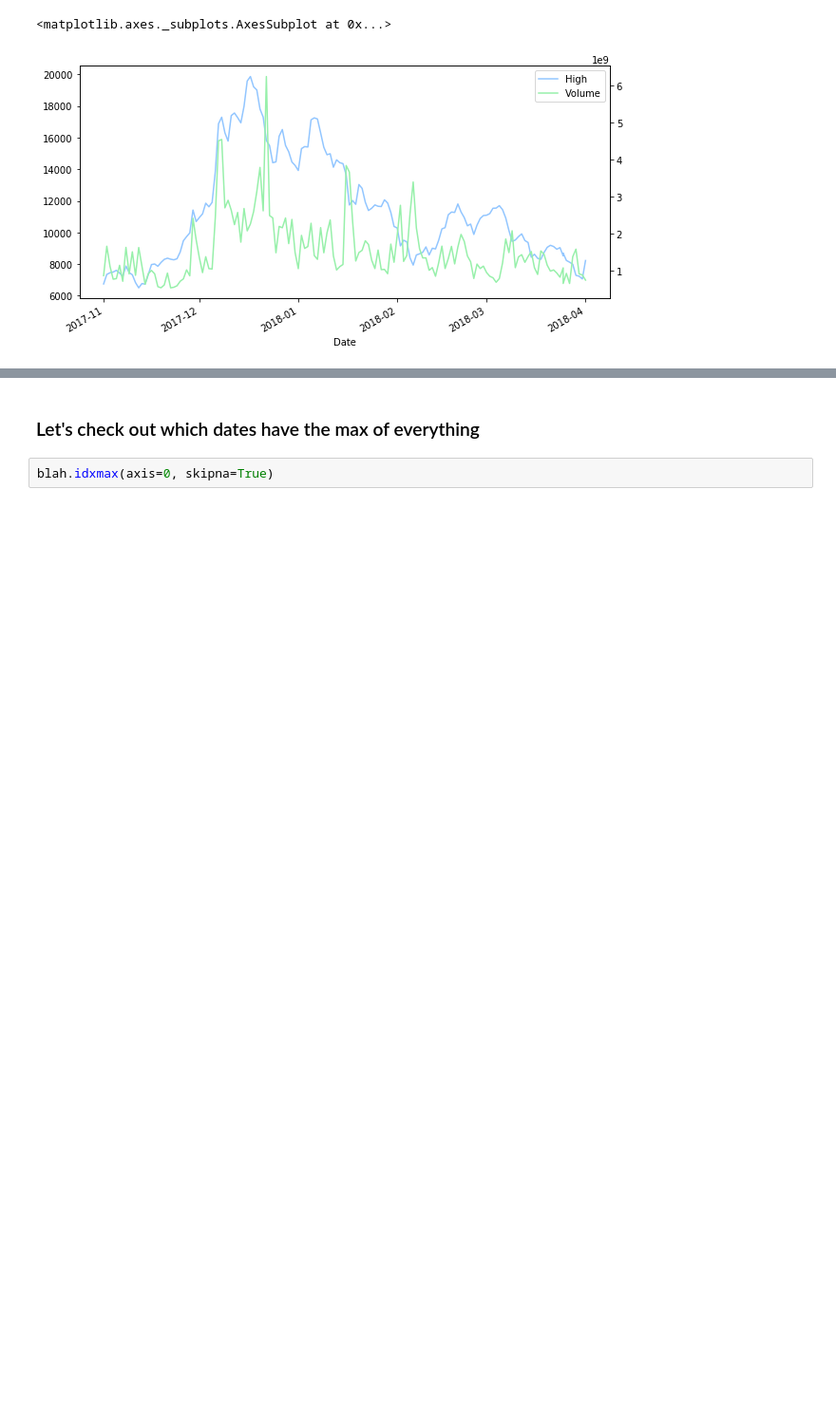
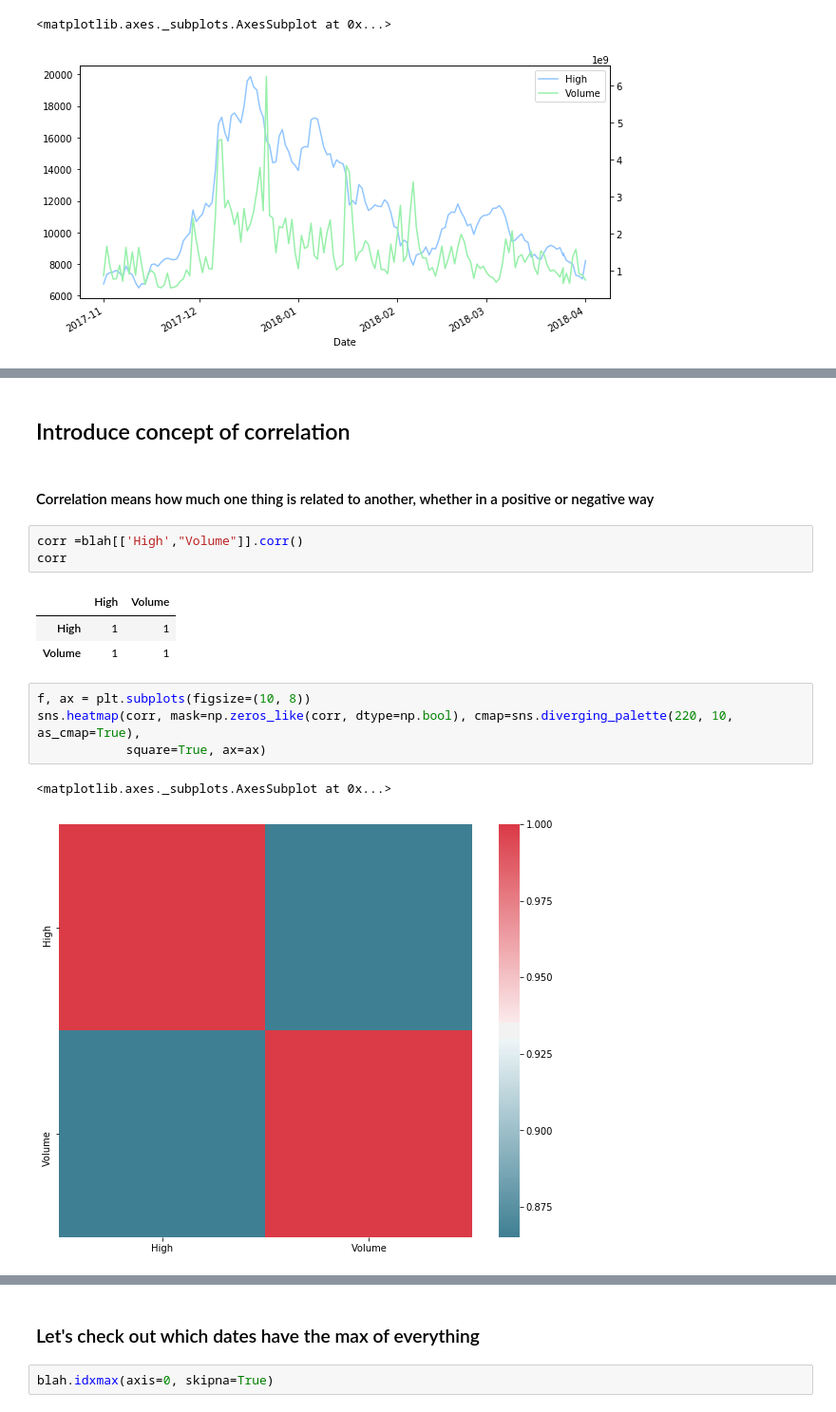
Before and after one commit to magicmathmandarin/IMO, a Jupyter notebook: Bitcoin Trade Time Series.ipynb, the cells around one changed output, grey strips where cells are left out. Shown at 95% size. Drawn from its saved outputs; the diff is of its cells as text; blank space fills up the shorter version.

Commit message:
correlations added

```diff
--- a/Bitcoin Trade Time Series.ipynb
+++ b/Bitcoin Trade Time Series.ipynb
@@ -115,0 +137,18 @@ In other words, these two are related.
+# %% [markdown]
+## Introduce concept of correlation
+# %% [markdown]
+#### Correlation means how much one thing is related to another, whether in a positive or negative way
+# %%
+corr =blah[['High',"Volume"]].corr()
+corr
+# %% [output]
+|  | High | Volume |
+| High | 1 | 1 |
+| Volume | 1 | 1 |
+# %%
+f, ax = plt.subplots(figsize=(10, 8))
+sns.heatmap(corr, mask=np.zeros_like(corr, dtype=np.bool), cmap=sns.diverging_palette(220, 10, as_cmap=True),
+            square=True, ax=ax)
+# %% [output]
+<matplotlib.axes._subplots.AxesSubplot at 0x...>
+[figure, added]
```
Also changed, not shown: parts of 12 cells of this notebook.
